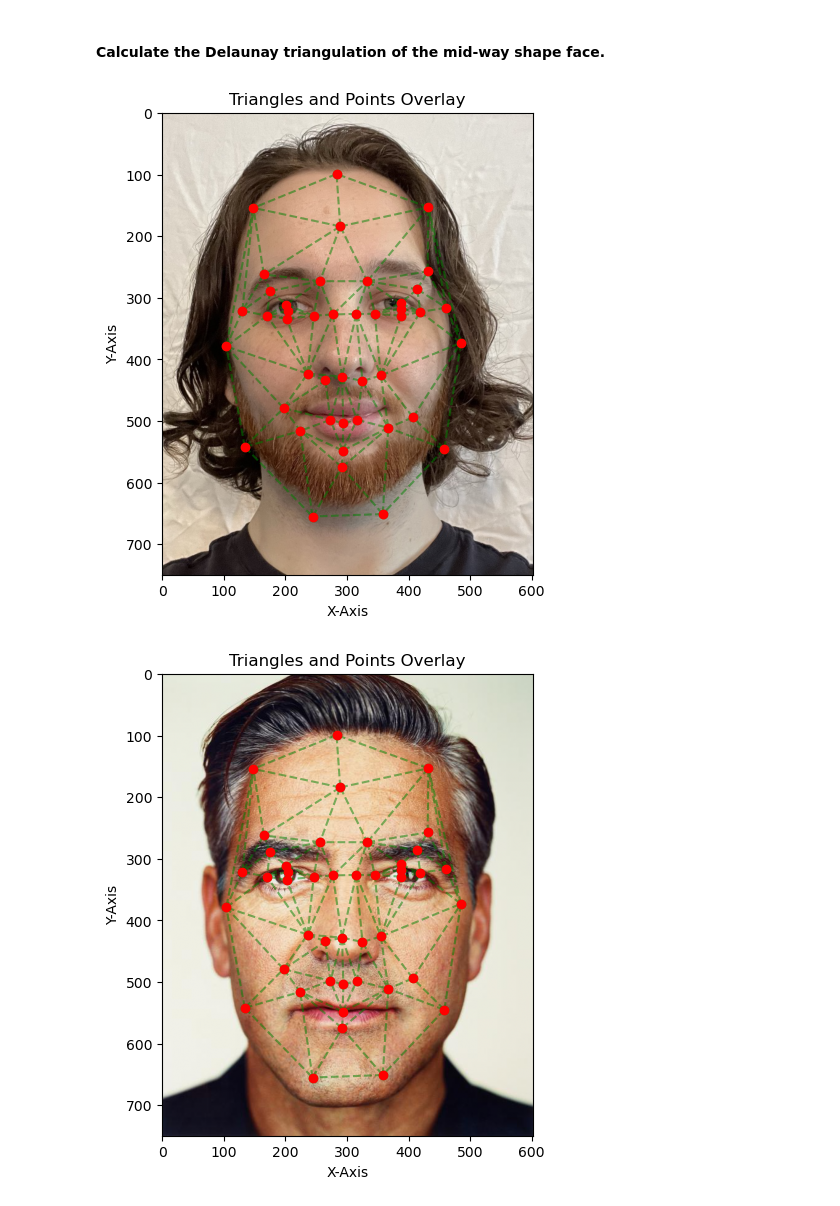
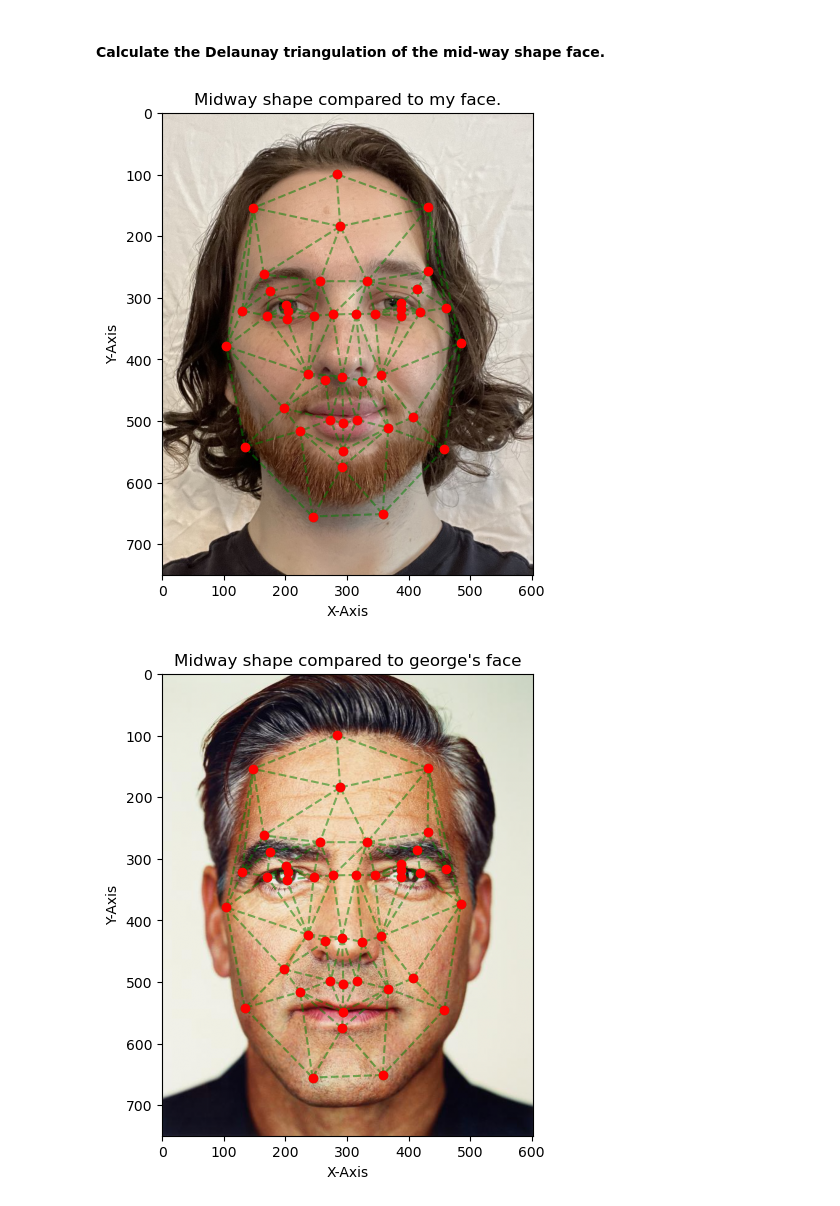
Before and after one commit to hackerzilla/cs180, a Jupyter notebook: proj3/code/main.ipynb, the cells around one changed output. Saved outputs shown, nothing was run; the diff lists cells and outputs as text; code cells hidden in the pictures.

```diff
--- a/proj3/code/main.ipynb
+++ b/proj3/code/main.ipynb
@@ -55,14 +57,16 @@ for i in range(len(midway_pts)):
+# %%
+midway_pts = GetMidwayFace(julian_pts, george_pts)
 # %% [markdown]
 #### Calculate the Delaunay triangulation of the mid-way shape face.
 # %%
 midway_triangulation = GetTriangulationObject(midway_pts)
 # %%
 julian_tris = GetTriangulationObject(julian_pts)
-DisplayFaceTrisAndPts(julian, midway_triangulation, midway_pts)
+DisplayFaceTrisAndPts(julian, midway_triangulation, midway_pts, 'Midway shape compared to my face.')
 # %% [output]
-[figure, old version]
+[figure, new version]
 # %%
 george_tris = GetTriangulationObject(george_pts)
-DisplayFaceTrisAndPts(george, midway_triangulation, midway_pts)
+DisplayFaceTrisAndPts(george, midway_triangulation, midway_pts, 'Midway shape compared to george\'s face')
 # %% [output]
-[figure, old version]
+[figure, new version]
```
Also changed, not shown: parts of 11 cells of this notebook, 1 other file.
